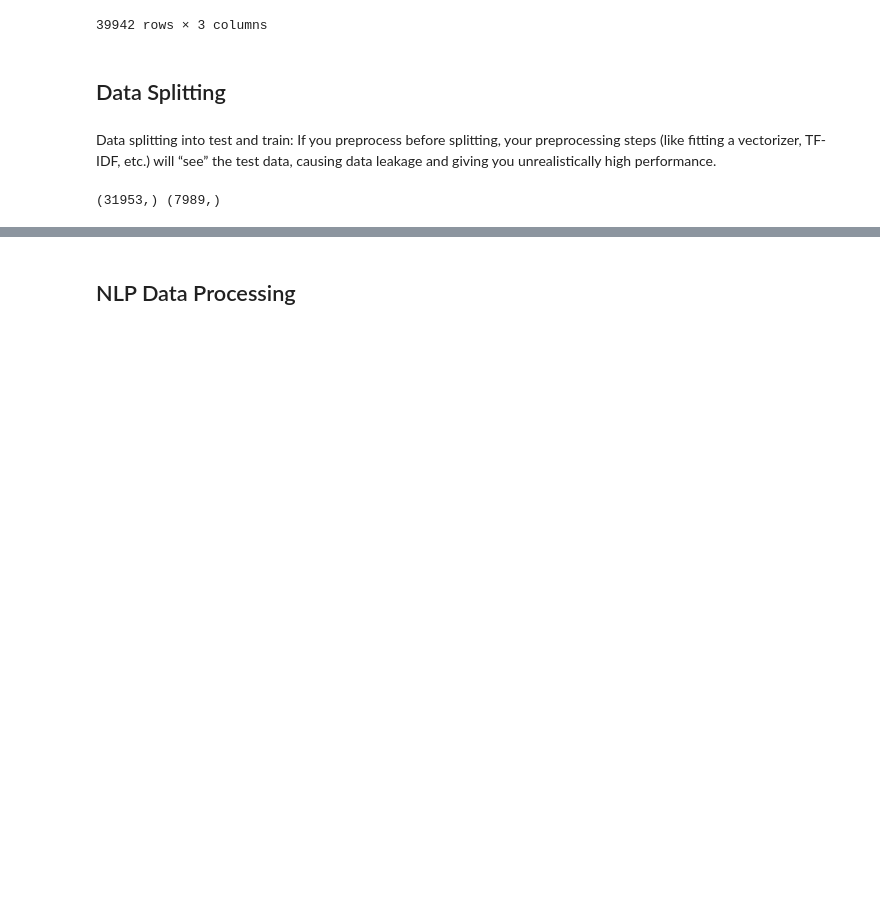
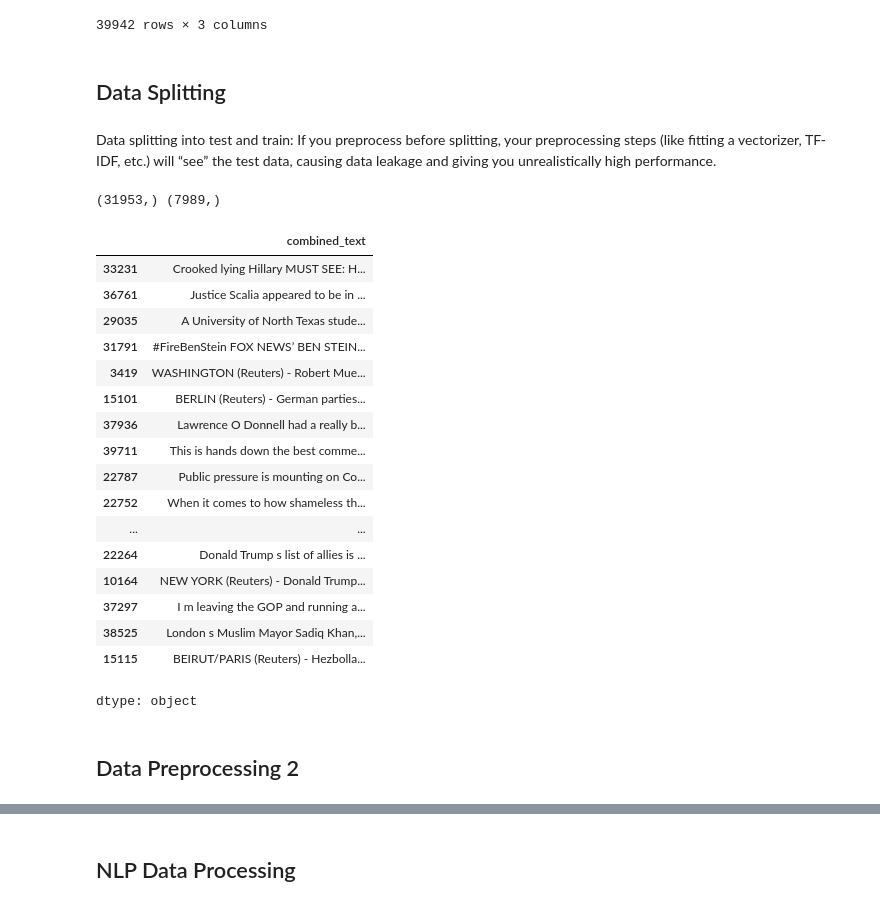
Before and after one commit to AyushGarla/AI-Powered-Fake-News-Detection-using-NLP-Machine-Learning, a Jupyter notebook: NLP_Project.ipynb, the cells around one changed output, grey strips where cells are left out. Drawn from its saved outputs; the diff is of its cells as text; code cells hidden in the pictures; blank space fills up the shorter version.

```diff
--- a/NLP_Project.ipynb
+++ b/NLP_Project.ipynb
@@ -58,3 +102,26 @@ X_train, X_test, y_train, y_test = train_test_split(X, y, test_size=0.2, random_
 print(X_train.shape, X_test.shape)
 # %% [output]
 (31953,) (7989,)
+# %%
+X_train.head(50)
+# %% [output]
+|  | combined_text |
+| 33231 | Crooked lying Hillary MUST SEE: H... |
+| 36761 | Justice Scalia appeared to be in ... |
+| 29035 | A University of North Texas stude... |
+| 31791 | #FireBenStein FOX NEWS’ BEN STEIN... |
+| 3419 | WASHINGTON (Reuters) - Robert Mue... |
+| 15101 | BERLIN (Reuters) - German parties... |
+| 37936 | Lawrence O Donnell had a really b... |
+| 39711 | This is hands down the best comme... |
+| 22787 | Public pressure is mounting on Co... |
+| 22752 | When it comes to how shameless th... |
+| ... | ... |
+| 22264 | Donald Trump s list of allies is ... |
+| 10164 | NEW YORK (Reuters) - Donald Trump... |
+| 37297 | I m leaving the GOP and running a... |
+| 38525 | London s Muslim Mayor Sadiq Khan,... |
+| 15115 | BEIRUT/PARIS (Reuters) - Hezbolla... |
+dtype: object
+# %% [markdown]
+## Data Preprocessing 2
```
Also changed, not shown: parts of 47 cells of this notebook.
